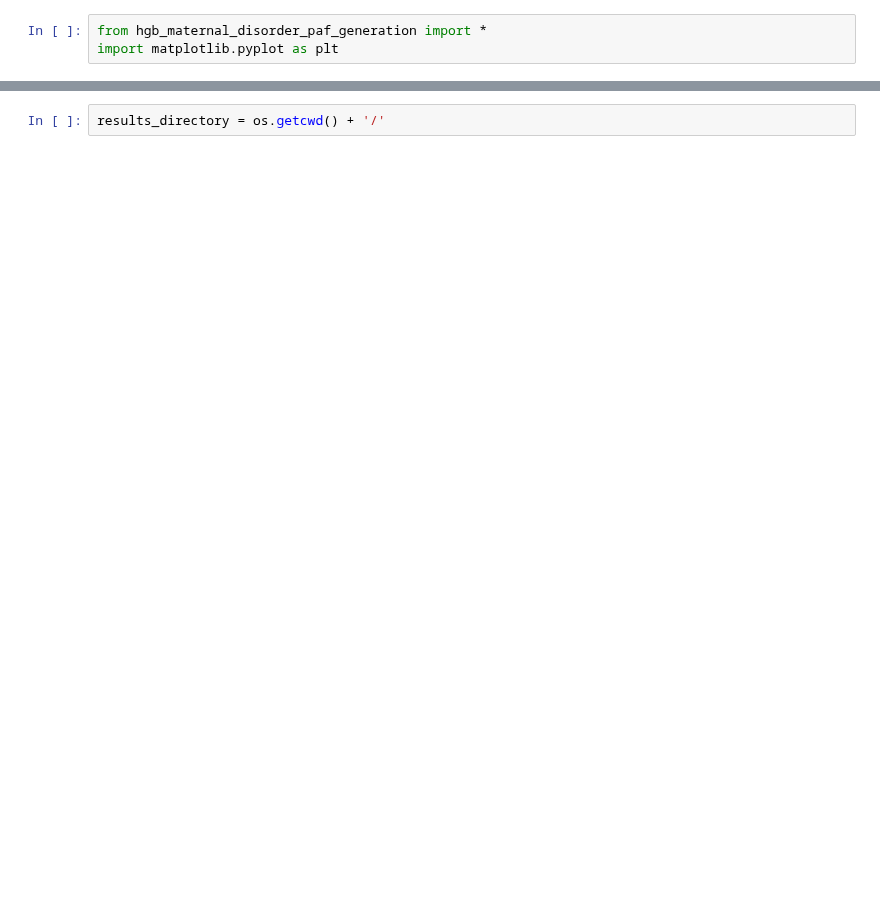
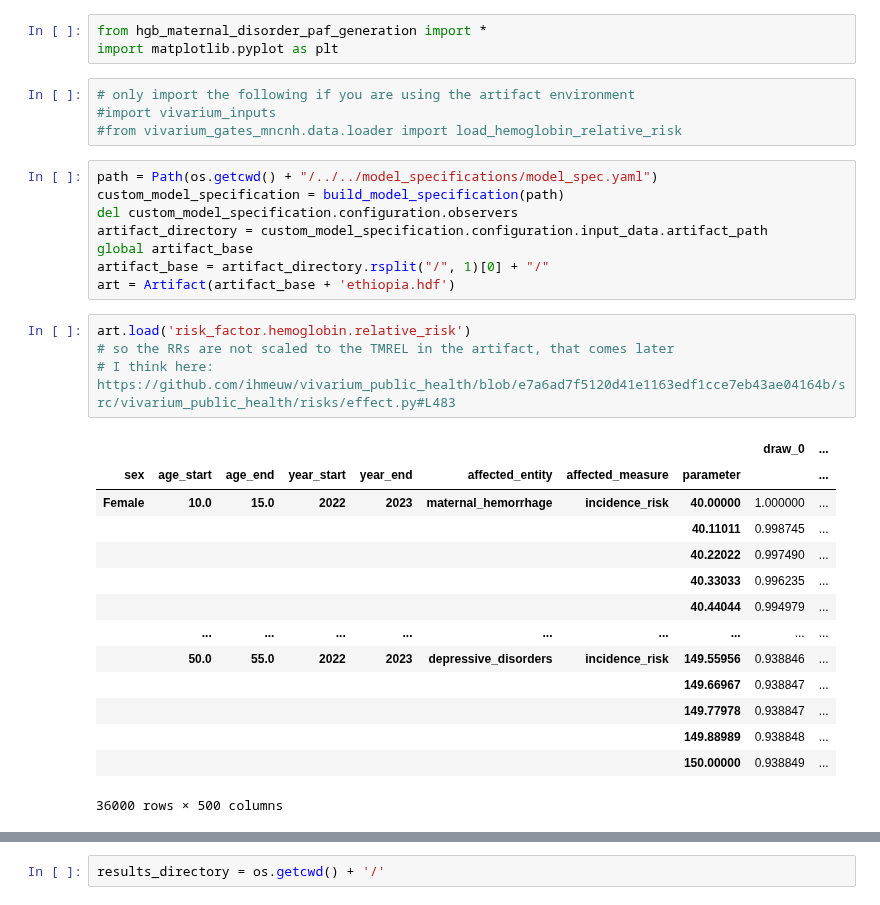
Before and after one commit to ihmeuw/vivarium_gates_mncnh, a Jupyter notebook: src/vivarium_gates_mncnh/data/hgb_pafs_maternal_disorders/function_tester.ipynb, the cells around one changed output, grey strips where cells are left out. Drawn from its saved outputs; the diff is of its cells as text; blank space fills up the shorter version.

```diff
--- a/src/vivarium_gates_mncnh/data/hgb_pafs_maternal_disorders/function_tester.ipynb
+++ b/src/vivarium_gates_mncnh/data/hgb_pafs_maternal_disorders/function_tester.ipynb
@@ -1,3 +1,34 @@
 # %%
 from hgb_maternal_disorder_paf_generation import *
 import matplotlib.pyplot as plt
+# %%
+# only import the following if you are using the artifact environment
+#import vivarium_inputs
+#from vivarium_gates_mncnh.data.loader import load_hemoglobin_relative_risk
+# %%
+path = Path(os.getcwd() + "/../../model_specifications/model_spec.yaml")
+custom_model_specification = build_model_specification(path)
+del custom_model_specification.configuration.observers
+artifact_directory = custom_model_specification.configuration.input_data.artifact_path
+global artifact_base
+artifact_base = artifact_directory.rsplit("/", 1)[0] + "/"
+art = Artifact(artifact_base + 'ethiopia.hdf')
+# %%
+art.load('risk_factor.hemoglobin.relative_risk')
+# so the RRs are not scaled to the TMREL in the artifact, that comes later
+# I think here: https://github.com/ihmeuw/vivarium_public_health/blob/e7a6ad7f5120d41e1163edf1cce7eb43ae04164b/src/vivarium_public_health/risks/effect.py#L483
+# %% [output]
+|  |  |  |  |  |  |  |  | draw_0 | ... |
+| sex | age_start | age_end | year_start | year_end | affected_entity | affected_measure | parameter |  | ... |
+| Female | 10.0 | 15.0 | 2022 | 2023 | maternal_hemorrhage | incidence_risk | 40.00000 | 1.000000 | ... |
+|  |  |  |  |  |  |  | 40.11011 | 0.998745 | ... |
+|  |  |  |  |  |  |  | 40.22022 | 0.997490 | ... |
+|  |  |  |  |  |  |  | 40.33033 | 0.996235 | ... |
+|  |  |  |  |  |  |  | 40.44044 | 0.994979 | ... |
+|  | ... | ... | ... | ... | ... | ... | ... | ... | ... |
+|  | 50.0 | 55.0 | 2022 | 2023 | depressive_disorders | incidence_risk | 149.55956 | 0.938846 | ... |
+|  |  |  |  |  |  |  | 149.66967 | 0.938847 | ... |
+|  |  |  |  |  |  |  | 149.77978 | 0.938847 | ... |
+|  |  |  |  |  |  |  | 149.88989 | 0.938848 | ... |
+|  |  |  |  |  |  |  | 150.00000 | 0.938849 | ... |
+36000 rows × 500 columns
```
Also changed, not shown: parts of 17 cells of this notebook, 2 other files.
